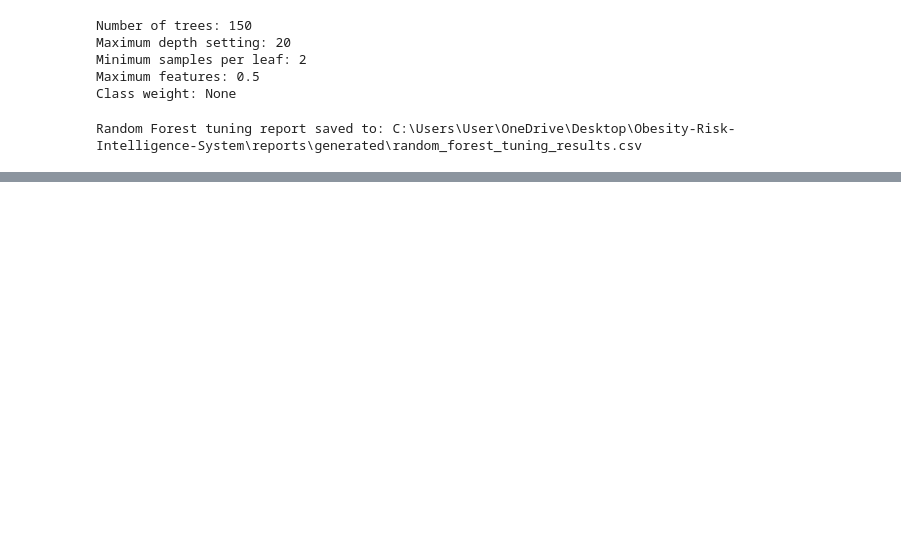
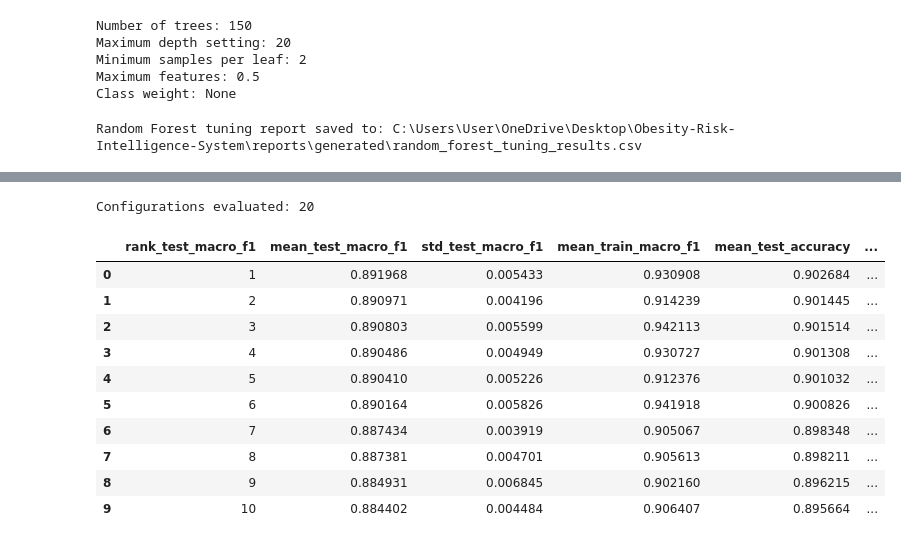
Before and after one commit to SMCodeX7/Obesity-Risk-Intelligence-System, a Jupyter notebook: notebooks/05_model_tuning.ipynb, the cells around one changed output, grey strips where cells are left out. Cells and saved outputs as stored; diff of their text form; code cells hidden in the pictures; blank space fills up the shorter version.

Commit message:
Tune Gradient Boosting model

```diff
--- a/notebooks/05_model_tuning.ipynb
+++ b/notebooks/05_model_tuning.ipynb
@@ -1477,0 +1646,5 @@ assert len(y_test) == 3114
+# %%
+gradient_boosting_search.fit(
+    X_train,
+    y_train,
+)
@@ -1477,0 +1732,55 @@ assert len(y_test) == 3114
+# %%
+gradient_boosting_cv_results_df = (
+    pd.DataFrame(
+        gradient_boosting_search.cv_results_
+    )
+)
+
+print(
+    "Configurations evaluated:",
+    len(
+        gradient_boosting_cv_results_df
+    ),
+)
+# %% [output]
+Configurations evaluated: 20
+# %%
+gradient_boosting_tuning_summary_df = (
+    gradient_boosting_cv_results_df[
+        [
+            "rank_test_macro_f1",
+            "mean_test_macro_f1",
+            "std_test_macro_f1",
+            "mean_train_macro_f1",
+            "mean_test_accuracy",
+            "mean_test_balanced_accuracy",
+            "mean_test_weighted_f1",
+            "mean_fit_time",
+            "param_classifier__n_estimators",
+            "param_classifier__learning_rate",
+            "param_classifier__max_depth",
+            "param_classifier__min_samples_split",
+            "param_classifier__min_samples_leaf",
+            "param_classifier__subsample",
+            "param_classifier__max_features",
+        ]
+    ]
+    .sort_values(
+        by="rank_test_macro_f1"
+    )
+    .reset_index(drop=True)
+)
+
+gradient_boosting_tuning_summary_df.head(10)
+# %% [output]
+|  | rank_test_macro_f1 | mean_test_macro_f1 | std_test_macro_f1 | mean_train_macro_f1 | mean_test_accuracy | ... |
+| 0 | 1 | 0.891968 | 0.005433 | 0.930908 | 0.902684 | ... |
+| 1 | 2 | 0.890971 | 0.004196 | 0.914239 | 0.901445 | ... |
+| 2 | 3 | 0.890803 | 0.005599 | 0.942113 | 0.901514 | ... |
+| 3 | 4 | 0.890486 | 0.004949 | 0.930727 | 0.901308 | ... |
+| 4 | 5 | 0.890410 | 0.005226 | 0.912376 | 0.901032 | ... |
+| 5 | 6 | 0.890164 | 0.005826 | 0.941918 | 0.900826 | ... |
+| 6 | 7 | 0.887434 | 0.003919 | 0.905067 | 0.898348 | ... |
+| 7 | 8 | 0.887381 | 0.004701 | 0.905613 | 0.898211 | ... |
+| 8 | 9 | 0.884931 | 0.006845 | 0.902160 | 0.896215 | ... |
+| 9 | 10 | 0.884402 | 0.004484 | 0.906407 | 0.895664 | ... |
```
Also changed, not shown: parts of 22 cells of this notebook, 1 other file.
